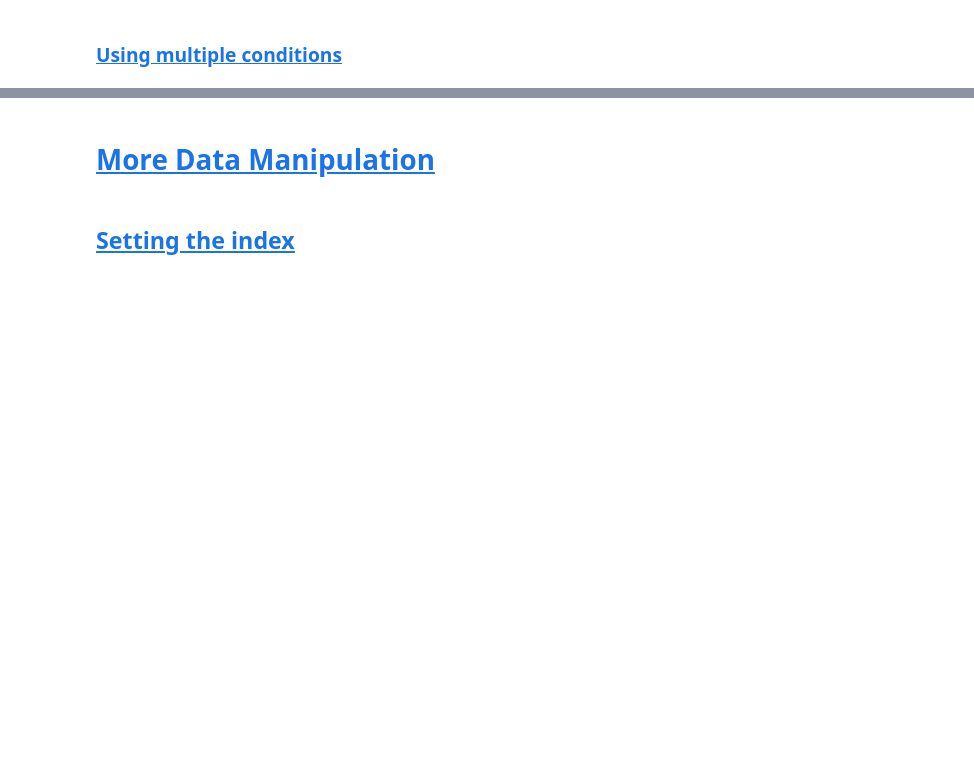
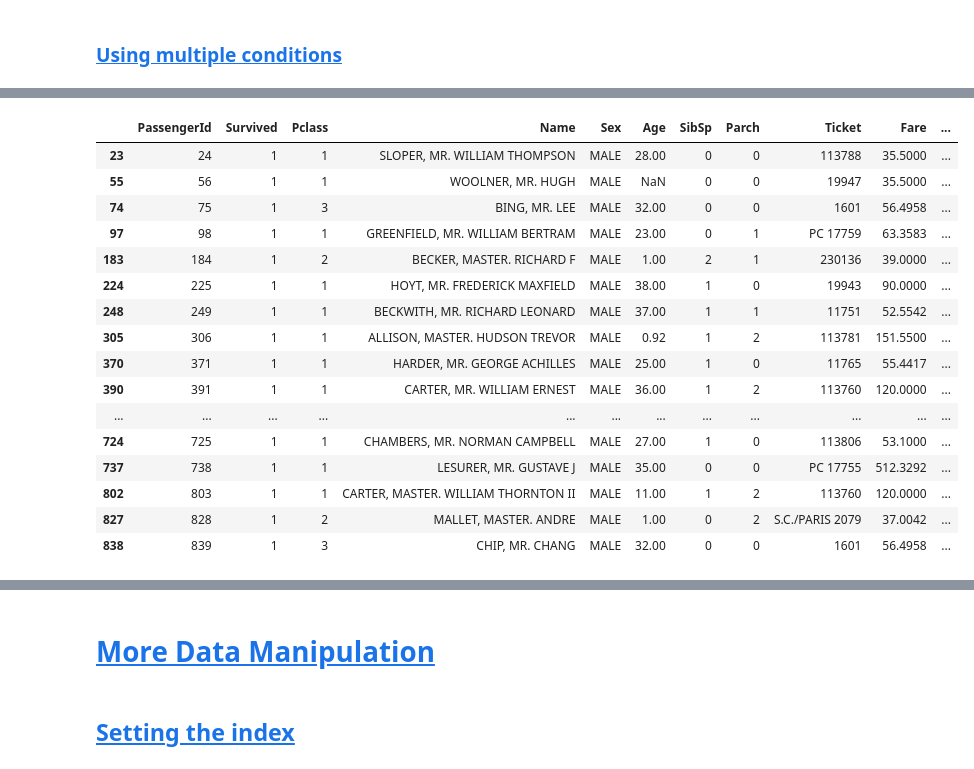
Before and after one commit to TheLazyCactus/ironhack-v4-data-lessons, a Jupyter notebook: cohorts/15_oct_24/02_data_wrangling_and_retrieval/W3D2_cleaning_and_data_manipulation(1).ipynb, the cells around one changed output, grey strips where cells are left out. Saved outputs shown, nothing was run; the diff lists cells and outputs as text; code cells hidden in the pictures; blank space fills up the shorter version.

```diff
--- a/cohorts/15_oct_24/02_data_wrangling_and_retrieval/W3D2_cleaning_and_data_manipulation(1).ipynb
+++ b/cohorts/15_oct_24/02_data_wrangling_and_retrieval/W3D2_cleaning_and_data_manipulation(1).ipynb
@@ -686,0 +1403,6 @@ df['fare_eur']
+# %%
+#work as well
+df['euro_fare'] = df['fare'] * exchange_rate
+# %%
+df['sex'] = '_' + df['sex']
+df['sex']
@@ -687,7 +1476,7 @@ df['fare_eur']
 # %% [markdown]
 ### `Map()`
 # %%
-# Using map() to transform the 'Sex' column to an integer
+# Using map() to transform the 'Sex' column to an integer + add a column
 gender_mapping = {'male': 0, 'female': 1}
-df['sex_mapped'] = df['sex'].map(gender_mapping)
+df['sex_mapped'] = df['Sex'].map(gender_mapping)
 df.head()
@@ -826,3 +1830,8 @@ df[df.fare > df.fare.mean()]
 
 # fare higher than mean but still lower than 50
 df[(df.fare > df.fare.mean()) & (df.fare <= 50)]
+# %%
+#simpler but in different line
+condition_1 = df['Fare'] > df['Fare'].mean()
+condition_2 = df['Fare'] < 50
+df[condition_1 & condition_2].tail()
@@ -828,0 +1861,21 @@ df[(df.fare > df.fare.mean()) & (df.fare <= 50)]
+# %%
+#combinaison of conditions
+df[condition_1 & (df['Sex'] =='MALE') & (df['Survived'] == 1)]
+# %% [output]
+|  | PassengerId | Survived | Pclass | Name | Sex | Age | SibSp | Parch | Ticket | Fare | ... |
+| 23 | 24 | 1 | 1 | SLOPER, MR. WILLIAM THOMPSON | MALE | 28.00 | 0 | 0 | 113788 | 35.5000 | ... |
+| 55 | 56 | 1 | 1 | WOOLNER, MR. HUGH | MALE | NaN | 0 | 0 | 19947 | 35.5000 | ... |
+| 74 | 75 | 1 | 3 | BING, MR. LEE | MALE | 32.00 | 0 | 0 | 1601 | 56.4958 | ... |
+| 97 | 98 | 1 | 1 | GREENFIELD, MR. WILLIAM BERTRAM | MALE | 23.00 | 0 | 1 | PC 17759 | 63.3583 | ... |
+| 183 | 184 | 1 | 2 | BECKER, MASTER. RICHARD F | MALE | 1.00 | 2 | 1 | 230136 | 39.0000 | ... |
+| 224 | 225 | 1 | 1 | HOYT, MR. FREDERICK MAXFIELD | MALE | 38.00 | 1 | 0 | 19943 | 90.0000 | ... |
+| 248 | 249 | 1 | 1 | BECKWITH, MR. RICHARD LEONARD | MALE | 37.00 | 1 | 1 | 11751 | 52.5542 | ... |
+| 305 | 306 | 1 | 1 | ALLISON, MASTER. HUDSON TREVOR | MALE | 0.92 | 1 | 2 | 113781 | 151.5500 | ... |
+| 370 | 371 | 1 | 1 | HARDER, MR. GEORGE ACHILLES | MALE | 25.00 | 1 | 0 | 11765 | 55.4417 | ... |
+| 390 | 391 | 1 | 1 | CARTER, MR. WILLIAM ERNEST | MALE | 36.00 | 1 | 2 | 113760 | 120.0000 | ... |
+| ... | ... | ... | ... | ... | ... | ... | ... | ... | ... | ... | ... |
+| 724 | 725 | 1 | 1 | CHAMBERS, MR. NORMAN CAMPBELL | MALE | 27.00 | 1 | 0 | 113806 | 53.1000 | ... |
+| 737 | 738 | 1 | 1 | LESURER, MR. GUSTAVE J | MALE | 35.00 | 0 | 0 | PC 17755 | 512.3292 | ... |
+| 802 | 803 | 1 | 1 | CARTER, MASTER. WILLIAM THORNTON II | MALE | 11.00 | 1 | 2 | 113760 | 120.0000 | ... |
+| 827 | 828 | 1 | 2 | MALLET, MASTER. ANDRE | MALE | 1.00 | 0 | 2 | S.C./PARIS 2079 | 37.0042 | ... |
+| 838 | 839 | 1 | 3 | CHIP, MR. CHANG | MALE | 32.00 | 0 | 0 | 1601 | 56.4958 | ... |
```
Also changed, not shown: parts of 105 cells of this notebook.
